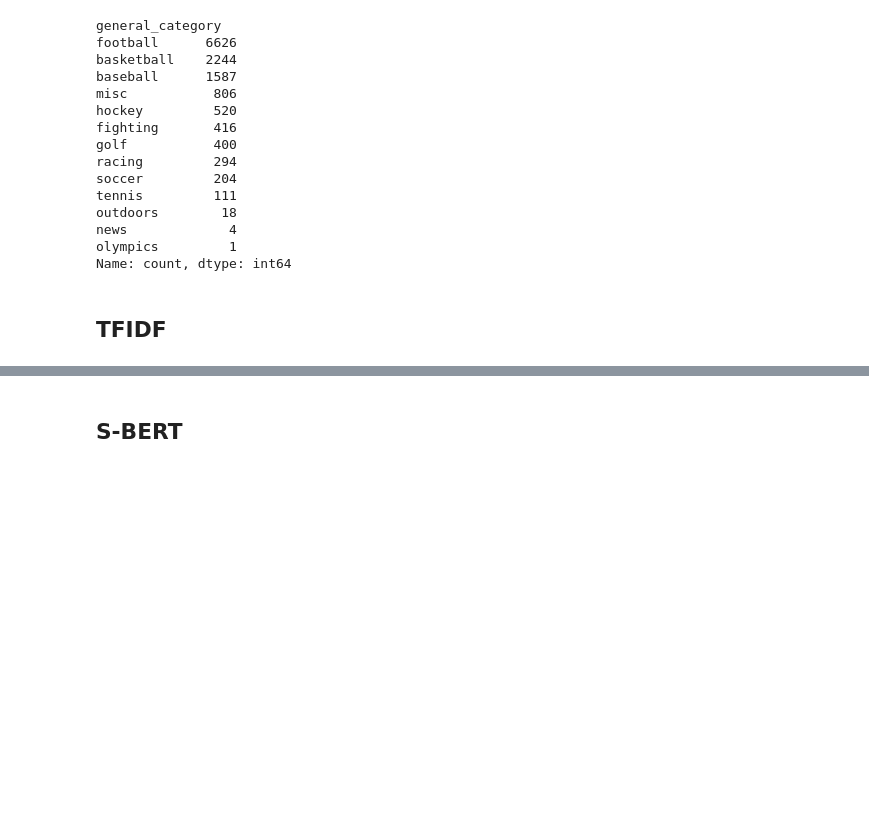
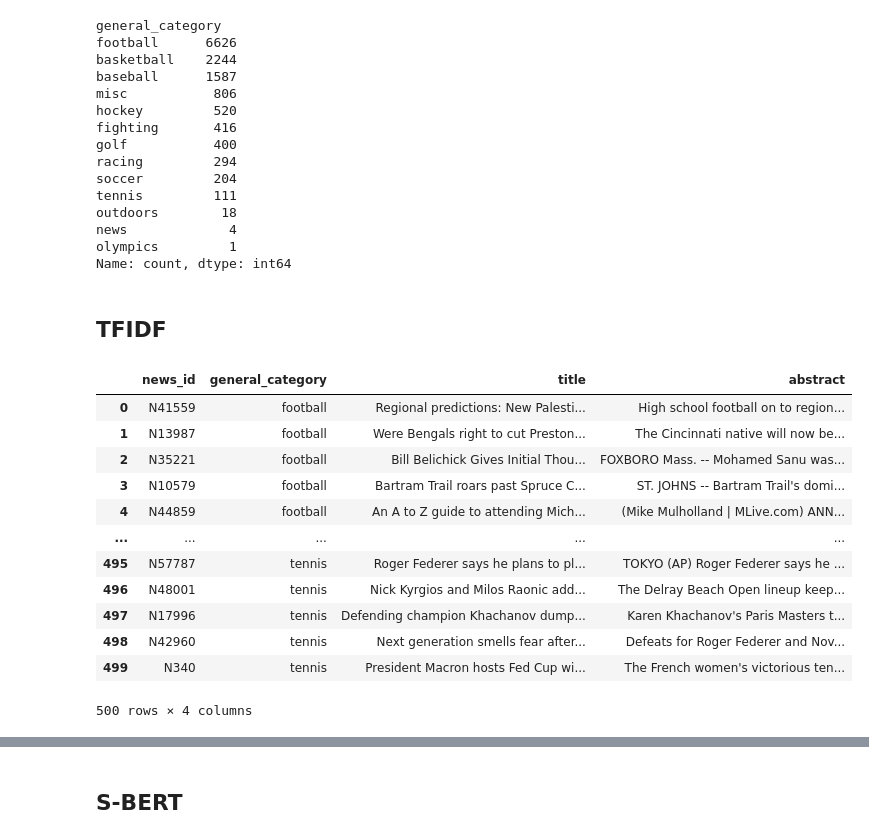
Before and after one commit to tordbm/master-user-study-backend, a Jupyter notebook: data/process_mind.ipynb, the cells around one changed output, grey strips where cells are left out. Saved outputs shown, nothing was run; the diff lists cells and outputs as text; code cells hidden in the pictures; blank space fills up the shorter version.

```diff
--- a/data/process_mind.ipynb
+++ b/data/process_mind.ipynb
@@ -153,3 +168,23 @@ df_small = df_small.reset_index(drop=True)
 df_small.to_csv("small_sports_articles.csv")
 # %% [markdown]
 ## TFIDF
+# %%
+import pandas as pd
+
+df_small = pd.read_csv("balanced_small_articles.csv")
+
+df_small
+# %% [output]
+|  | news_id | general_category | title | abstract |
+| 0 | N41559 | football | Regional predictions: New Palesti... | High school football on to region... |
+| 1 | N13987 | football | Were Bengals right to cut Preston... | The Cincinnati native will now be... |
+| 2 | N35221 | football | Bill Belichick Gives Initial Thou... | FOXBORO Mass. -- Mohamed Sanu was... |
+| 3 | N10579 | football | Bartram Trail roars past Spruce C... | ST. JOHNS -- Bartram Trail's domi... |
+| 4 | N44859 | football | An A to Z guide to attending Mich... | (Mike Mulholland | MLive.com) ANN... |
+| ... | ... | ... | ... | ... |
+| 495 | N57787 | tennis | Roger Federer says he plans to pl... | TOKYO (AP) Roger Federer says he ... |
+| 496 | N48001 | tennis | Nick Kyrgios and Milos Raonic add... | The Delray Beach Open lineup keep... |
+| 497 | N17996 | tennis | Defending champion Khachanov dump... | Karen Khachanov's Paris Masters t... |
+| 498 | N42960 | tennis | Next generation smells fear after... | Defeats for Roger Federer and Nov... |
+| 499 | N340 | tennis | President Macron hosts Fed Cup wi... | The French women's victorious ten... |
+500 rows × 4 columns
```
Also changed, not shown: parts of 13 cells of this notebook, 4 other files.
